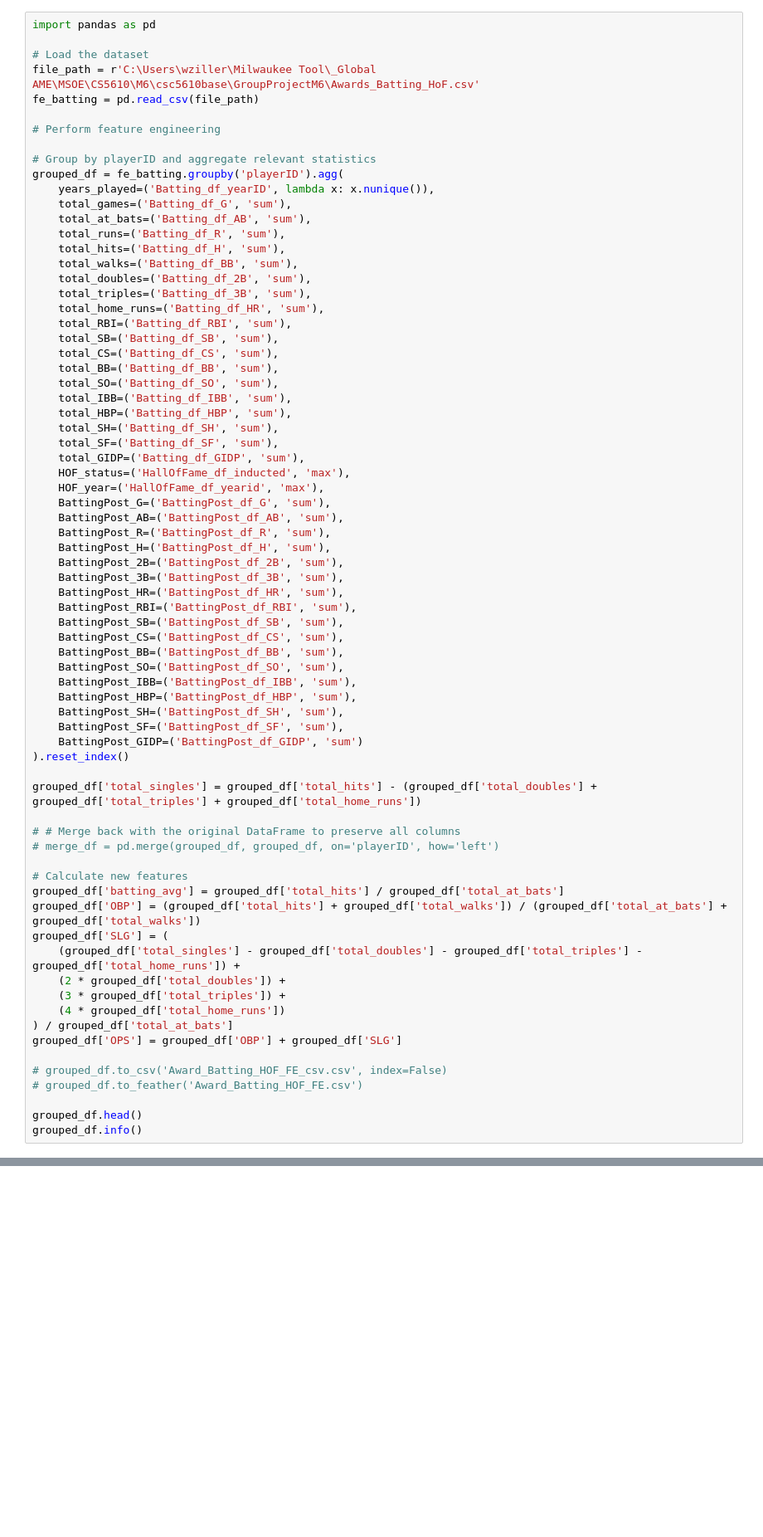
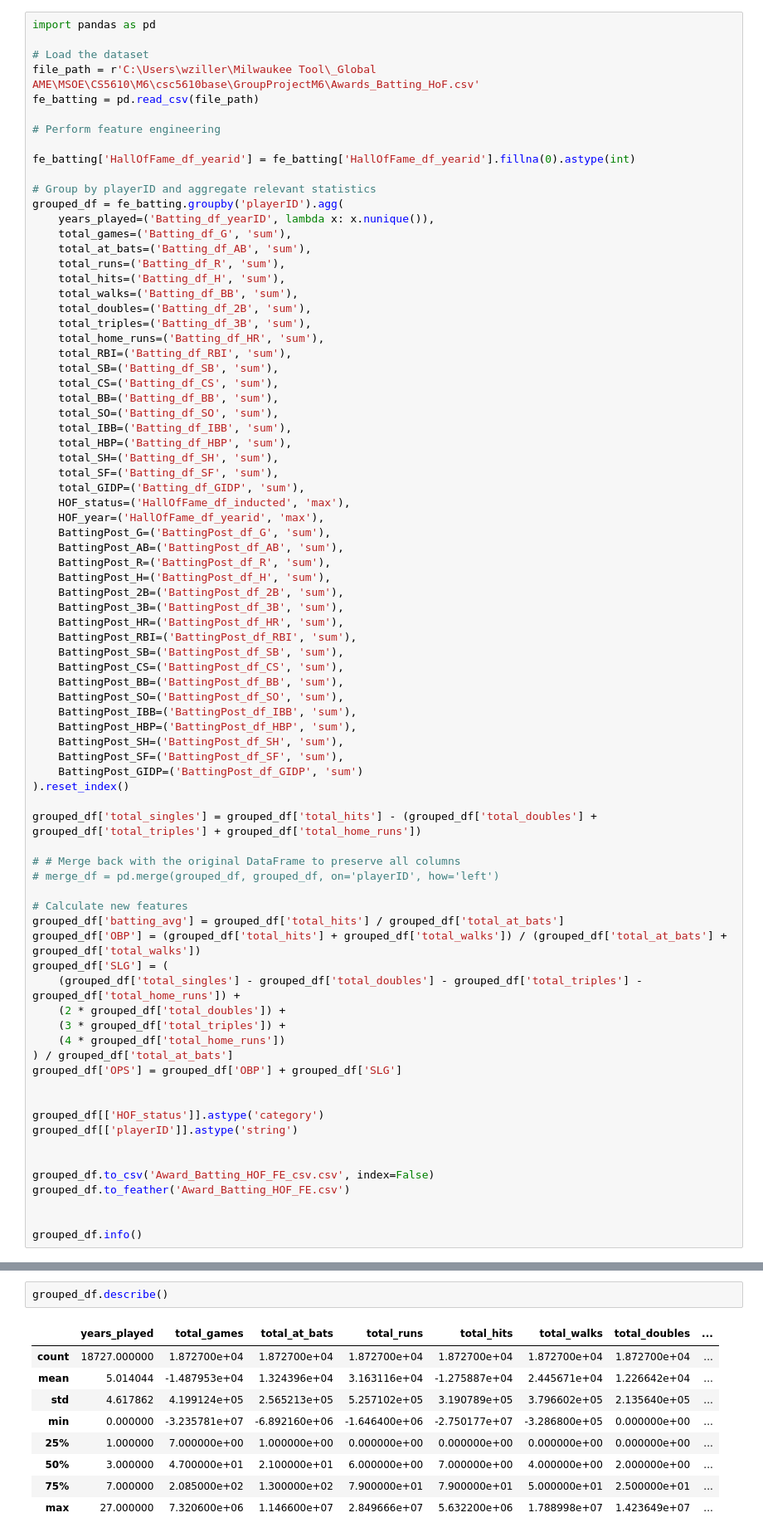
Before and after one commit to troopchris/csc5610base, a Jupyter notebook: GroupProjectM6/Ziller_Feature_Engineering.ipynb, the cells around one changed output, grey strips where cells are left out. Shown at 83% size. Cells and saved outputs as stored; diff of their text form; blank space fills up the shorter version.

```diff
--- a/GroupProjectM6/Ziller_Feature_Engineering.ipynb
+++ b/GroupProjectM6/Ziller_Feature_Engineering.ipynb
@@ -6,6 +6,8 @@ file_path = r'C:\Users\wziller\Milwaukee Tool\_Global AME\MSOE\CS5610\M6\csc5610
 fe_batting = pd.read_csv(file_path)
 
 # Perform feature engineering
+
+fe_batting['HallOfFame_df_yearid'] = fe_batting['HallOfFame_df_yearid'].fillna(0).astype(int)
 
 # Group by playerID and aggregate relevant statistics
 grouped_df = fe_batting.groupby('playerID').agg(
@@ -65,10 +67,15 @@ grouped_df['SLG'] = (
 ) / grouped_df['total_at_bats']
 grouped_df['OPS'] = grouped_df['OBP'] + grouped_df['SLG']
 
-# grouped_df.to_csv('Award_Batting_HOF_FE_csv.csv', index=False)
-# grouped_df.to_feather('Award_Batting_HOF_FE.csv')
 
-grouped_df.head()
+grouped_df[['HOF_status']].astype('category')
+grouped_df[['playerID']].astype('string')
+
+
+grouped_df.to_csv('Award_Batting_HOF_FE_csv.csv', index=False)
+grouped_df.to_feather('Award_Batting_HOF_FE.csv')
+
+
 grouped_df.info()
 # %% [output]
 <class 'pandas.core.frame.DataFrame'>
@@ -90,0 +108,12 @@ memory usage: 168.2+ KB
+# %%
+grouped_df.describe()
+# %% [output]
+|  | years_played | total_games | total_at_bats | total_runs | total_hits | total_walks | total_doubles | ... |
+| count | 18727.000000 | 1.872700e+04 | 1.872700e+04 | 1.872700e+04 | 1.872700e+04 | 1.872700e+04 | 1.872700e+04 | ... |
+| mean | 5.014044 | -1.487953e+04 | 1.324396e+04 | 3.163116e+04 | -1.275887e+04 | 2.445671e+04 | 1.226642e+04 | ... |
+| std | 4.617862 | 4.199124e+05 | 2.565213e+05 | 5.257102e+05 | 3.190789e+05 | 3.796602e+05 | 2.135640e+05 | ... |
+| min | 0.000000 | -3.235781e+07 | -6.892160e+06 | -1.646400e+06 | -2.750177e+07 | -3.286800e+05 | 0.000000e+00 | ... |
+| 25% | 1.000000 | 7.000000e+00 | 1.000000e+00 | 0.000000e+00 | 0.000000e+00 | 0.000000e+00 | 0.000000e+00 | ... |
+| 50% | 3.000000 | 4.700000e+01 | 2.100000e+01 | 6.000000e+00 | 7.000000e+00 | 4.000000e+00 | 2.000000e+00 | ... |
+| 75% | 7.000000 | 2.085000e+02 | 1.300000e+02 | 7.900000e+01 | 7.900000e+01 | 5.000000e+01 | 2.500000e+01 | ... |
+| max | 27.000000 | 7.320600e+06 | 1.146600e+07 | 2.849666e+07 | 5.632200e+06 | 1.788998e+07 | 1.423649e+07 | ... |
```
Also changed, not shown: parts of 3 cells of this notebook, 7 other files.
